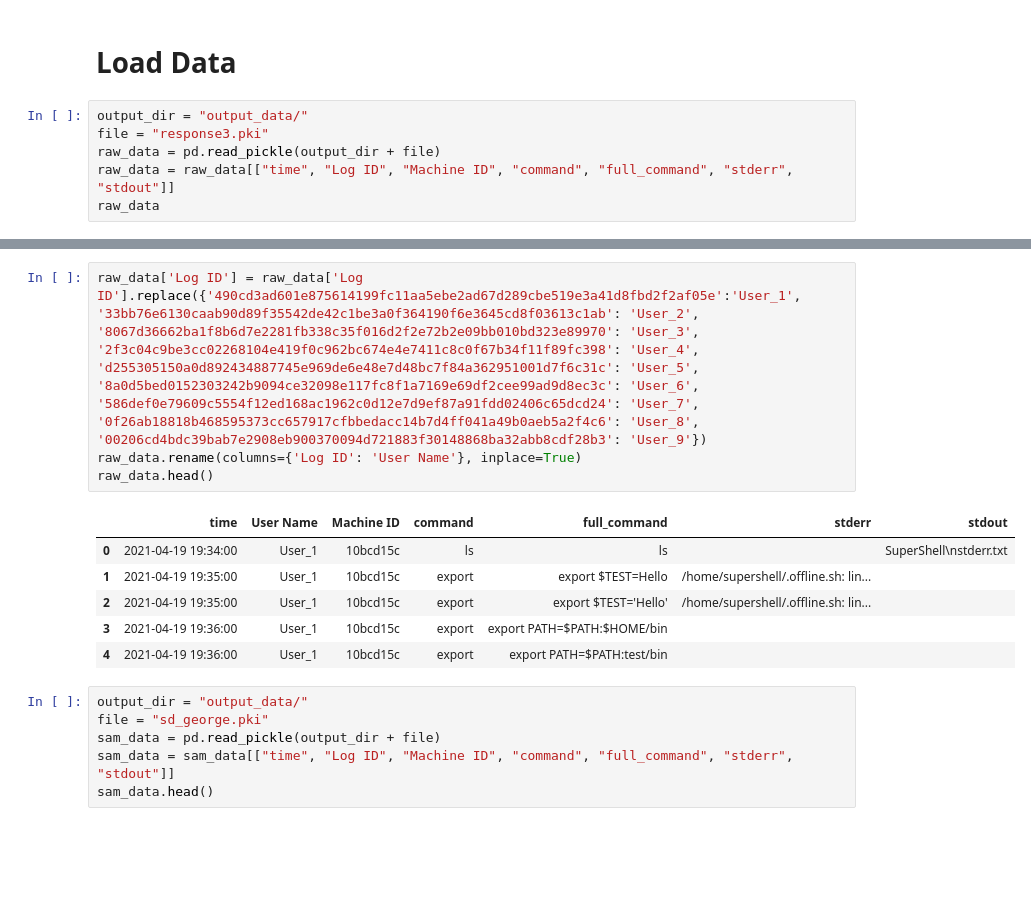
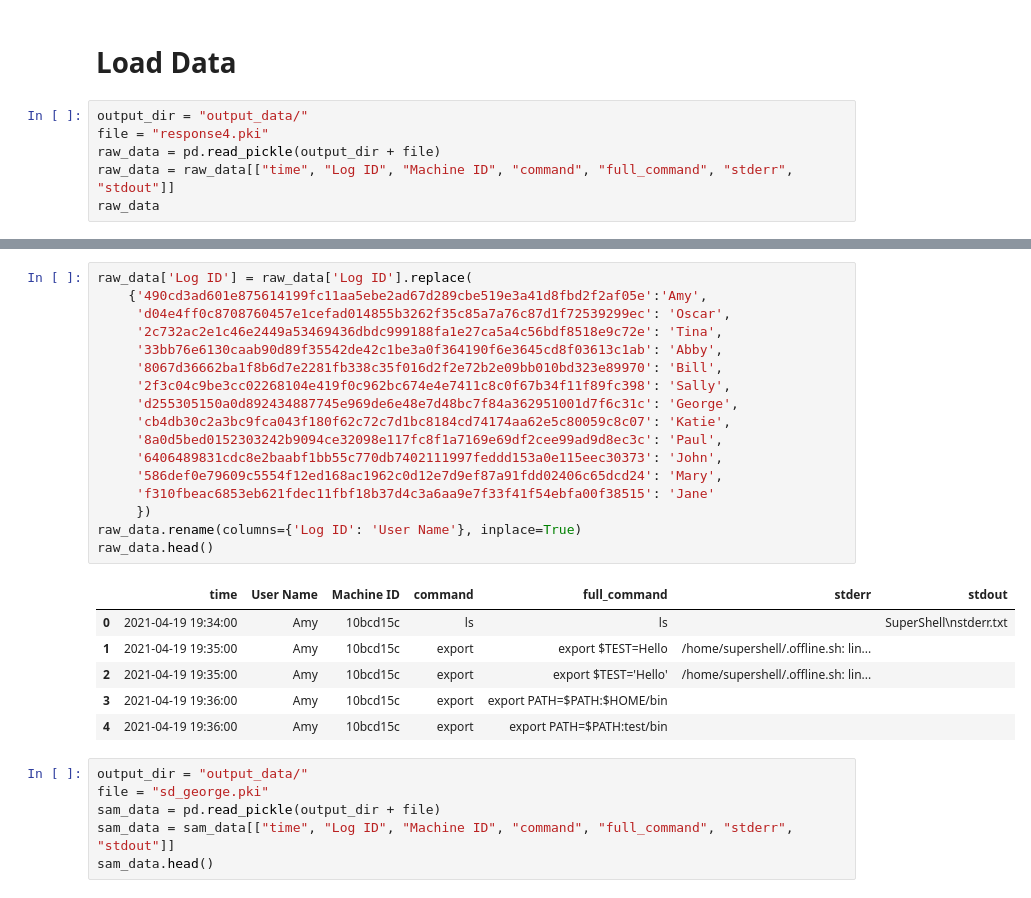
Before and after one commit to GuningShen/error-suggestion, a Jupyter notebook: Error_Analyzer.ipynb, the cells around one changed output, grey strips where cells are left out. Drawn from its saved outputs; the diff is of its cells as text; blank space fills up the shorter version.

```diff
--- a/Error_Analyzer.ipynb
+++ b/Error_Analyzer.ipynb
@@ -13,7 +13,7 @@ from matplotlib.pyplot import figure
 # Load Data
 # %%
 output_dir = "output_data/"
-file = "response3.pki"
+file = "response4.pki"
 raw_data = pd.read_pickle(output_dir + file)
 raw_data = raw_data[["time", "Log ID", "Machine ID", "command", "full_command", "stderr", "stdout"]]
 raw_data
@@ -56,14 +59,27 @@ print(raw_data["Log ID"].unique())
 # %%
-raw_data['Log ID'] = raw_data['Log ID'].replace({'490cd3ad601e875614199fc11aa5ebe2ad67d289cbe519e3a41d8fbd2f2af05e':'User_1', '33bb76e6130caab90d89f35542de42c1be3a0f364190f6e3645cd8f03613c1ab': 'User_2', '8067d36662ba1f8b6d7e2281fb338c35f016d2f2e72b2e09bb010bd323e89970': 'User_3', '2f3c04c9be3cc02268104e419f0c962bc674e4e7411c8c0f67b34f11f89fc398': 'User_4', 'd255305150a0d892434887745e969de6e48e7d48bc7f84a362951001d7f6c31c': 'User_5', '8a0d5bed0152303242b9094ce32098e117fc8f1a7169e69df2cee99ad9d8ec3c': 'User_6', '586def0e79609c5554f12ed168ac1962c0d12e7d9ef87a91fdd02406c65dcd24': 'User_7', '0f26ab18818b468595373cc657917cfbbedacc14b7d4ff041a49b0aeb5a2f4c6': 'User_8', '00206cd4bdc39bab7e2908eb900370094d721883f30148868ba32abb8cdf28b3': 'User_9'})
+raw_data['Log ID'] = raw_data['Log ID'].replace(
+    {'490cd3ad601e875614199fc11aa5ebe2ad67d289cbe519e3a41d8fbd2f2af05e':'Amy',
+     'd04e4ff0c8708760457e1cefad014855b3262f35c85a7a76c87d1f72539299ec': 'Oscar',
+     '2c732ac2e1c46e2449a53469436dbdc999188fa1e27ca5a4c56bdf8518e9c72e': 'Tina',
+     '33bb76e6130caab90d89f35542de42c1be3a0f364190f6e3645cd8f03613c1ab': 'Abby',
+     '8067d36662ba1f8b6d7e2281fb338c35f016d2f2e72b2e09bb010bd323e89970': 'Bill',
+     '2f3c04c9be3cc02268104e419f0c962bc674e4e7411c8c0f67b34f11f89fc398': 'Sally',
+     'd255305150a0d892434887745e969de6e48e7d48bc7f84a362951001d7f6c31c': 'George',
+     'cb4db30c2a3bc9fca043f180f62c72c7d1bc8184cd74174aa62e5c80059c8c07': 'Katie',
+     '8a0d5bed0152303242b9094ce32098e117fc8f1a7169e69df2cee99ad9d8ec3c': 'Paul',
+     '6406489831cdc8e2baabf1bb55c770db7402111997feddd153a0e115eec30373': 'John',
+     '586def0e79609c5554f12ed168ac1962c0d12e7d9ef87a91fdd02406c65dcd24': 'Mary',
+     'f310fbeac6853eb621fdec11fbf18b37d4c3a6aa9e7f33f41f54ebfa00f38515': 'Jane'
+     })
 raw_data.rename(columns={'Log ID': 'User Name'}, inplace=True)
 raw_data.head()
 # %% [output]
 |  | time | User Name | Machine ID | command | full_command | stderr | stdout |
-| 0 | 2021-04-19 19:34:00 | User_1 | 10bcd15c | ls | ls |  | SuperShell\nstderr.txt |
-| 1 | 2021-04-19 19:35:00 | User_1 | 10bcd15c | export | export $TEST=Hello | /home/supershell/.offline.sh: lin... |  |
-| 2 | 2021-04-19 19:35:00 | User_1 | 10bcd15c | export | export $TEST='Hello' | /home/supershell/.offline.sh: lin... |  |
-| 3 | 2021-04-19 19:36:00 | User_1 | 10bcd15c | export | export PATH=$PATH:$HOME/bin |  |  |
-| 4 | 2021-04-19 19:36:00 | User_1 | 10bcd15c | export | export PATH=$PATH:test/bin |  |  |
+| 0 | 2021-04-19 19:34:00 | Amy | 10bcd15c | ls | ls |  | SuperShell\nstderr.txt |
+| 1 | 2021-04-19 19:35:00 | Amy | 10bcd15c | export | export $TEST=Hello | /home/supershell/.offline.sh: lin... |  |
+| 2 | 2021-04-19 19:35:00 | Amy | 10bcd15c | export | export $TEST='Hello' | /home/supershell/.offline.sh: lin... |  |
+| 3 | 2021-04-19 19:36:00 | Amy | 10bcd15c | export | export PATH=$PATH:$HOME/bin |  |  |
+| 4 | 2021-04-19 19:36:00 | Amy | 10bcd15c | export | export PATH=$PATH:test/bin |  |  |
 # %%
 output_dir = "output_data/"
 file = "sd_george.pki"
```
Also changed, not shown: parts of 4 cells of this notebook, 7 other files.
